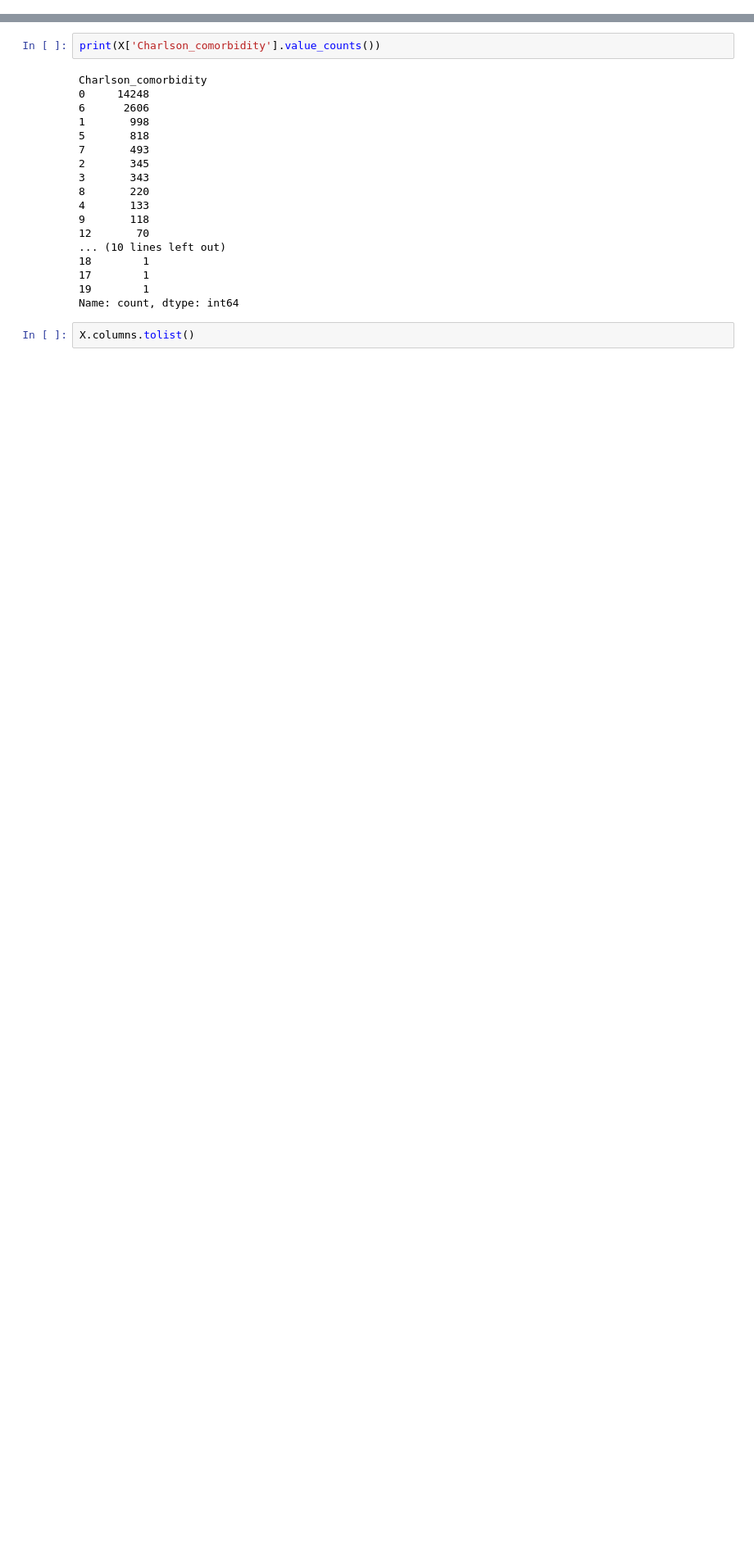
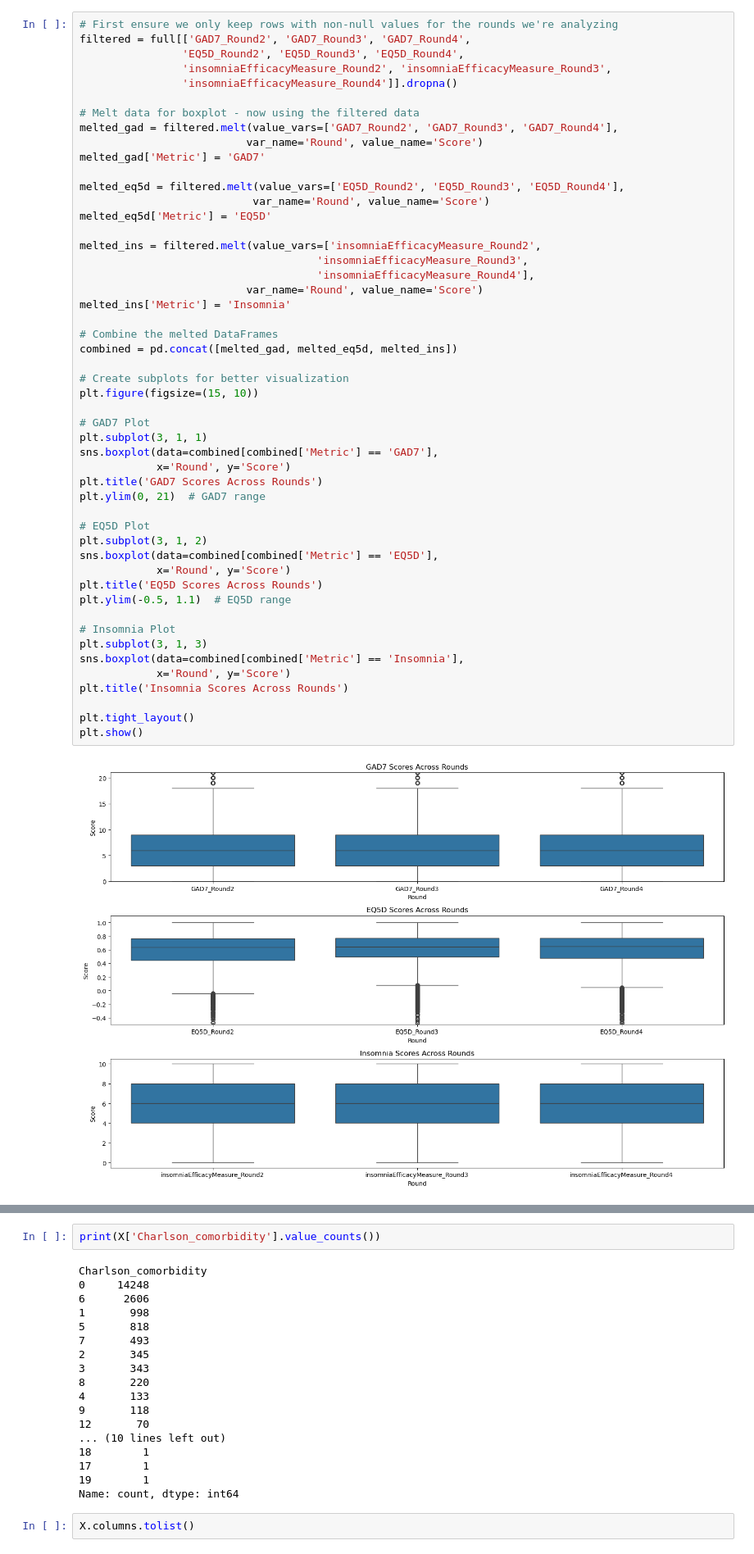
Before and after one commit to aabbylam/hda-project, a Jupyter notebook: UI/ui.ipynb, the cells around one changed output, grey strips where cells are left out. Shown: that part at 82% size. Drawn from its saved outputs; the diff is of its cells as text; blank space fills up the shorter version.

```diff
--- a/UI/ui.ipynb
+++ b/UI/ui.ipynb
@@ -60,0 +82,52 @@ X=X.rename(columns={
+# %%
+# First ensure we only keep rows with non-null values for the rounds we're analyzing
+filtered = full[['GAD7_Round2', 'GAD7_Round3', 'GAD7_Round4',
+                'EQ5D_Round2', 'EQ5D_Round3', 'EQ5D_Round4',
+                'insomniaEfficacyMeasure_Round2', 'insomniaEfficacyMeasure_Round3',
+                'insomniaEfficacyMeasure_Round4']].dropna()
+
+# Melt data for boxplot - now using the filtered data
+melted_gad = filtered.melt(value_vars=['GAD7_Round2', 'GAD7_Round3', 'GAD7_Round4'],
+                          var_name='Round', value_name='Score')
+melted_gad['Metric'] = 'GAD7'
+
+melted_eq5d = filtered.melt(value_vars=['EQ5D_Round2', 'EQ5D_Round3', 'EQ5D_Round4'],
+                           var_name='Round', value_name='Score')
+melted_eq5d['Metric'] = 'EQ5D'
+
+melted_ins = filtered.melt(value_vars=['insomniaEfficacyMeasure_Round2',
+                                     'insomniaEfficacyMeasure_Round3',
+                                     'insomniaEfficacyMeasure_Round4'],
+                          var_name='Round', value_name='Score')
+melted_ins['Metric'] = 'Insomnia'
+
+# Combine the melted DataFrames
+combined = pd.concat([melted_gad, melted_eq5d, melted_ins])
+
+# Create subplots for better visualization
+plt.figure(figsize=(15, 10))
+
+# GAD7 Plot
+plt.subplot(3, 1, 1)
+sns.boxplot(data=combined[combined['Metric'] == 'GAD7'],
+            x='Round', y='Score')
+plt.title('GAD7 Scores Across Rounds')
+plt.ylim(0, 21)  # GAD7 range
+
+# EQ5D Plot
+plt.subplot(3, 1, 2)
+sns.boxplot(data=combined[combined['Metric'] == 'EQ5D'],
+            x='Round', y='Score')
+plt.title('EQ5D Scores Across Rounds')
+plt.ylim(-0.5, 1.1)  # EQ5D range
+
+# Insomnia Plot
+plt.subplot(3, 1, 3)
+sns.boxplot(data=combined[combined['Metric'] == 'Insomnia'],
+            x='Round', y='Score')
+plt.title('Insomnia Scores Across Rounds')
+
+plt.tight_layout()
+plt.show()
+# %% [output]
+[figure, added]
```
Also changed, not shown: parts of 4 cells of this notebook, 1 other file.
